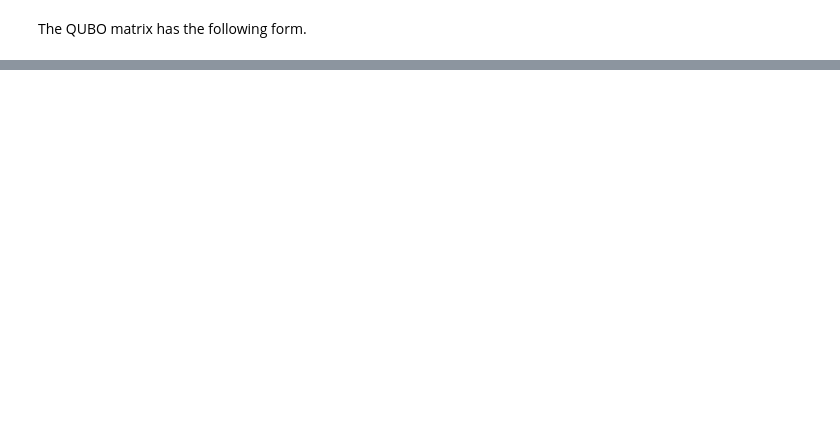
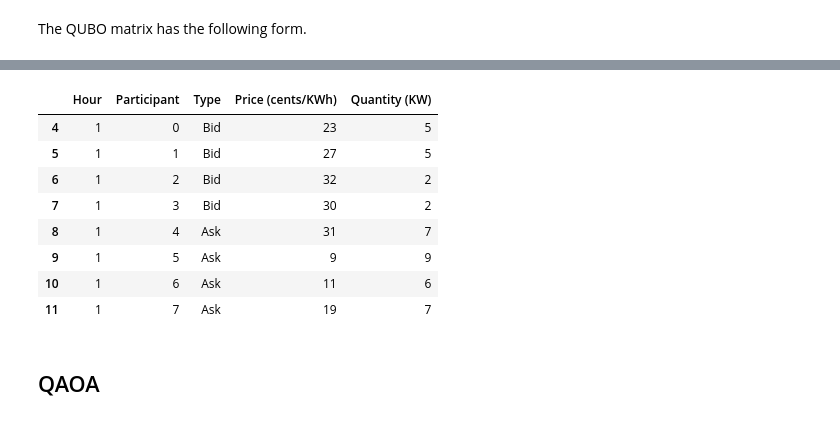
Before and after one commit to petron23/Quantum_Computing, a Jupyter notebook: Energy_trading/QET.ipynb, the cells around one changed output, grey strips where cells are left out. Cells and saved outputs as stored; diff of their text form; code cells hidden in the pictures; blank space fills up the shorter version.

Commit message:
QAOA

```diff
--- a/Energy_trading/QET.ipynb
+++ b/Energy_trading/QET.ipynb
@@ -336,0 +366,12 @@ minimum point (integer): p_min =  [0. 1. 0. 1. 0. 0. 0. 0. 0.]
+# %%
+df[df["Hour"]==1]
+# %% [output]
+|  | Hour | Participant | Type | Price (cents/KWh) | Quantity (KW) |
+| 4 | 1 | 0 | Bid | 23 | 5 |
+| 5 | 1 | 1 | Bid | 27 | 5 |
+| 6 | 1 | 2 | Bid | 32 | 2 |
+| 7 | 1 | 3 | Bid | 30 | 2 |
+| 8 | 1 | 4 | Ask | 31 | 7 |
+| 9 | 1 | 5 | Ask | 9 | 9 |
+| 10 | 1 | 6 | Ask | 11 | 6 |
+| 11 | 1 | 7 | Ask | 19 | 7 |
@@ -336,0 +380,2 @@ minimum point (integer): p_min =  [0. 1. 0. 1. 0. 0. 0. 0. 0.]
+# %% [markdown]
+## QAOA
```
Also changed, not shown: parts of 17 cells of this notebook.
